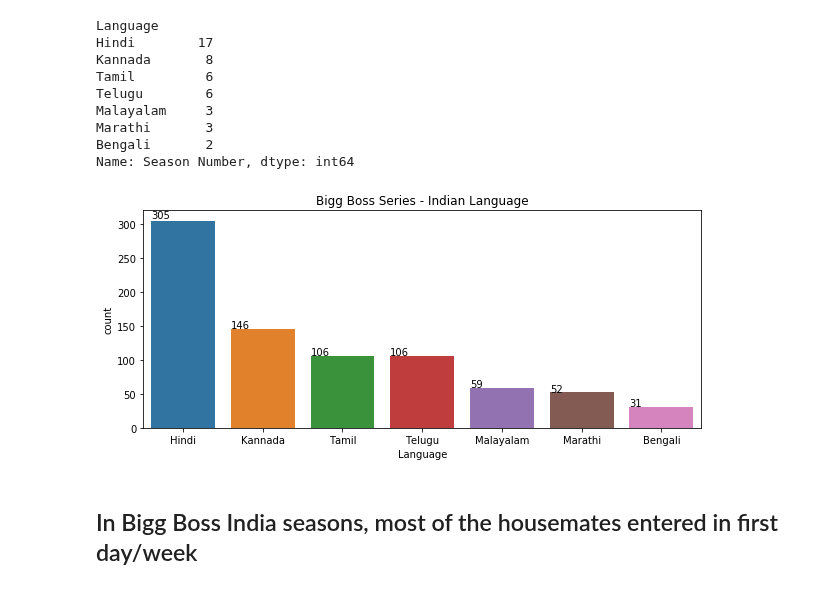
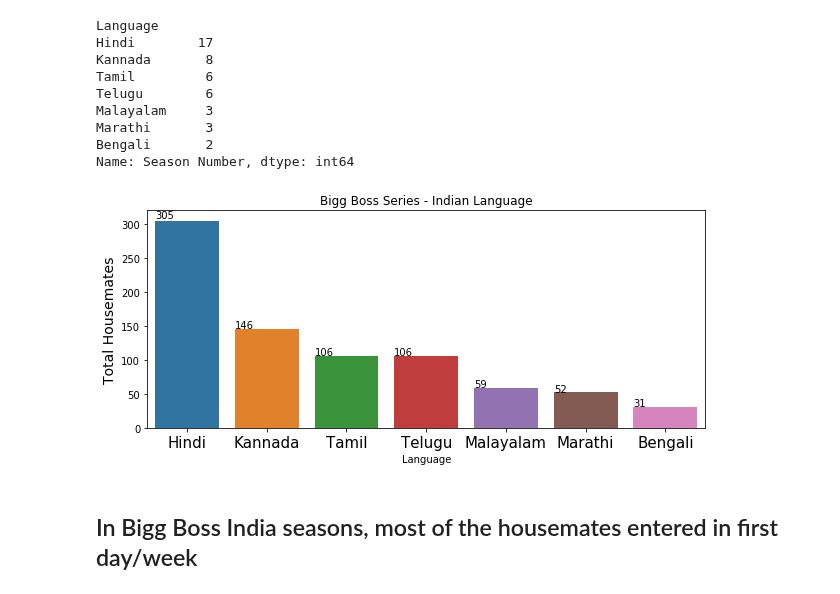
Before and after one commit to satya-thirumani/bigg-boss-data-set, a Jupyter notebook: Predicting Bigg Boss Telugu Season Winner.ipynb, the cells around one changed output. Saved outputs shown, nothing was run; the diff lists cells and outputs as text; code cells hidden in the pictures.

```diff
--- a/Predicting Bigg Boss Telugu Season Winner.ipynb
+++ b/Predicting Bigg Boss Telugu Season Winner.ipynb
@@ -203,14 +203,16 @@ Name: Season Number, dtype: int64
 # %%
 # Total number of Bigg Boss housemates
 fig = plt.figure(figsize=(10, 4))
 ax = sns.countplot(x='Language', data=bigg_boss, order=bigg_boss['Language'].value_counts().index)
 ax.set_title('Bigg Boss Series - Indian Language')
+plt.xticks(fontsize=15)
+plt.ylabel("Total Housemates", fontsize=14)
 for t in ax.patches:
     if (np.isnan(float(t.get_height()))):
         ax.annotate(0, (t.get_x(), 0))
     else:
         ax.annotate(str(format(int(t.get_height()), ',d')), (t.get_x(), t.get_height()*1.01))
 # %% [output]
-[figure, old version]
+[figure, new version]
 # %% [markdown]
 ## In Bigg Boss India seasons, most of the housemates entered in first day/week
```
Also changed, not shown: parts of 34 cells of this notebook.
